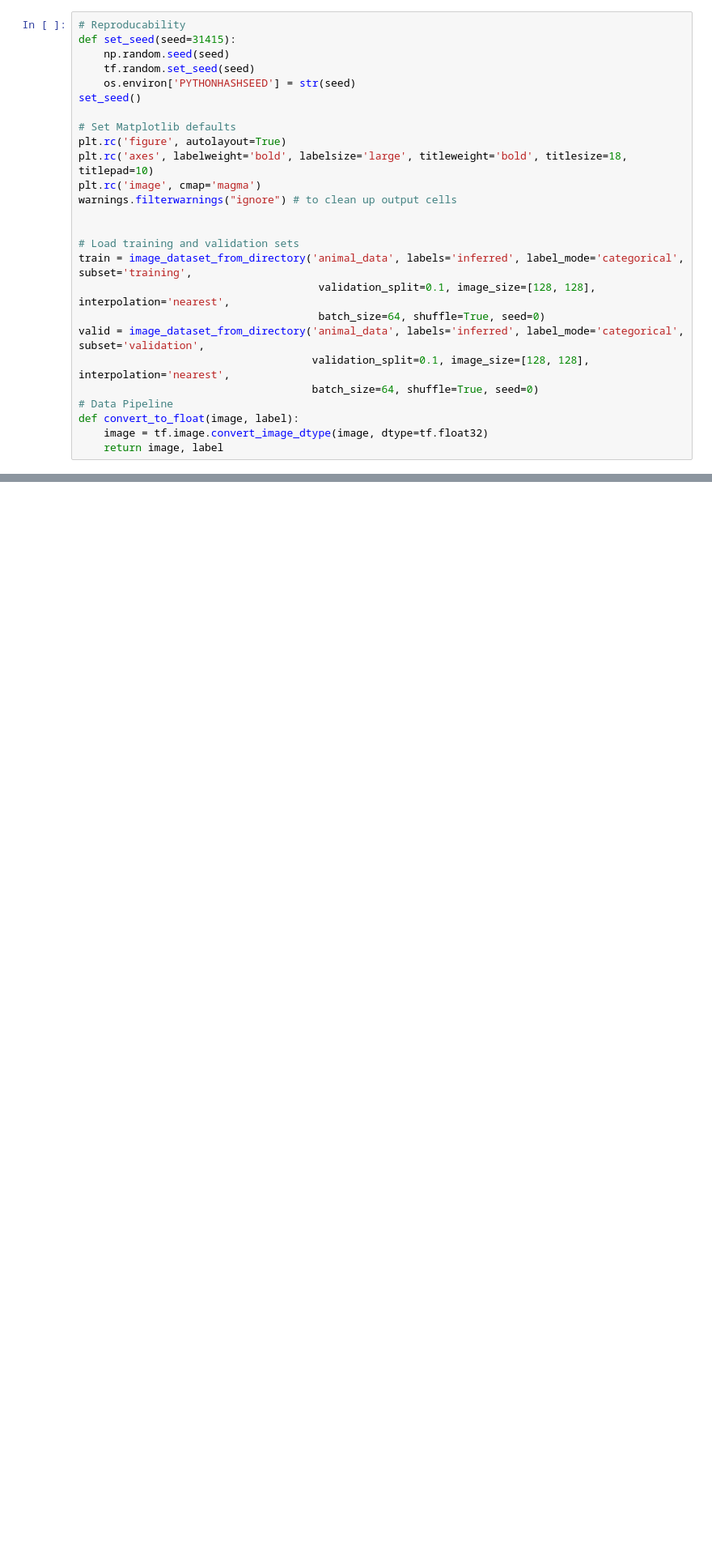
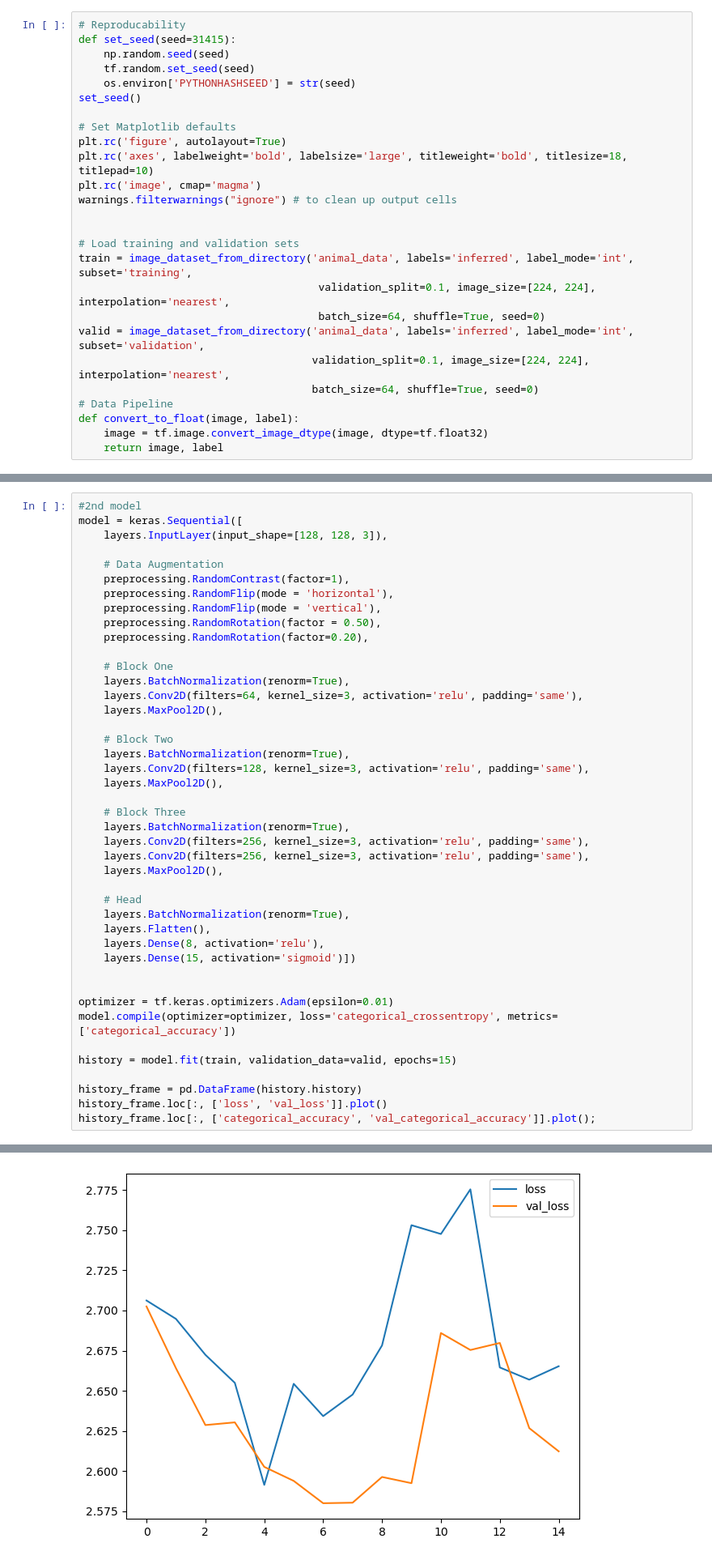
Before and after one commit to mohamzein1009/Animal-Recognition, a Jupyter notebook: Animal CNN.ipynb, the cells around one changed output, grey strips where cells are left out. Shown at 81% size. Drawn from its saved outputs; the diff is of its cells as text; blank space fills up the shorter version.

```diff
--- a/Animal CNN.ipynb
+++ b/Animal CNN.ipynb
@@ -31,11 +31,11 @@ warnings.filterwarnings("ignore") # to clean up output cells
 
 
 # Load training and validation sets
-train = image_dataset_from_directory('animal_data', labels='inferred', label_mode='categorical', subset='training',
-                                      validation_split=0.1, image_size=[128, 128], interpolation='nearest',
+train = image_dataset_from_directory('animal_data', labels='inferred', label_mode='int', subset='training',
+                                      validation_split=0.1, image_size=[224, 224], interpolation='nearest',
                                       batch_size=64, shuffle=True, seed=0)
-valid = image_dataset_from_directory('animal_data', labels='inferred', label_mode='categorical', subset='validation',
-                                     validation_split=0.1, image_size=[128, 128], interpolation='nearest',
+valid = image_dataset_from_directory('animal_data', labels='inferred', label_mode='int', subset='validation',
+                                     validation_split=0.1, image_size=[224, 224], interpolation='nearest',
                                      batch_size=64, shuffle=True, seed=0)
 # Data Pipeline
 def convert_to_float(image, label):
@@ -156,0 +152,44 @@ history_frame.loc[:, ['categorical_accuracy', 'val_categorical_accuracy']].plot(
+# %%
+#2nd model
+model = keras.Sequential([
+    layers.InputLayer(input_shape=[128, 128, 3]),
+
+    # Data Augmentation
+    preprocessing.RandomContrast(factor=1),
+    preprocessing.RandomFlip(mode = 'horizontal'),
+    preprocessing.RandomFlip(mode = 'vertical'),
+    preprocessing.RandomRotation(factor = 0.50),
+    preprocessing.RandomRotation(factor=0.20),
+
+    # Block One
+    layers.BatchNormalization(renorm=True),
+    layers.Conv2D(filters=64, kernel_size=3, activation='relu', padding='same'),
+    layers.MaxPool2D(),
+
+    # Block Two
+    layers.BatchNormalization(renorm=True),
+    layers.Conv2D(filters=128, kernel_size=3, activation='relu', padding='same'),
+    layers.MaxPool2D(),
+
+    # Block Three
+    layers.BatchNormalization(renorm=True),
+    layers.Conv2D(filters=256, kernel_size=3, activation='relu', padding='same'),
+    layers.Conv2D(filters=256, kernel_size=3, activation='relu', padding='same'),
+    layers.MaxPool2D(),
+
+    # Head
+    layers.BatchNormalization(renorm=True),
+    layers.Flatten(),
+    layers.Dense(8, activation='relu'),
+    layers.Dense(15, activation='sigmoid')])
+
+
+optimizer = tf.keras.optimizers.Adam(epsilon=0.01)
+model.compile(optimizer=optimizer, loss='categorical_crossentropy', metrics=['categorical_accuracy'])
+
+history = model.fit(train, validation_data=valid, epochs=15)
+
+history_frame = pd.DataFrame(history.history)
+history_frame.loc[:, ['loss', 'val_loss']].plot()
+history_frame.loc[:, ['categorical_accuracy', 'val_categorical_accuracy']].plot();
+# %% [output]
@@ -156,0 +213 @@ history_frame.loc[:, ['categorical_accuracy', 'val_categorical_accuracy']].plot(
+[figure, added]
```
Also changed, not shown: parts of 11 cells of this notebook.
